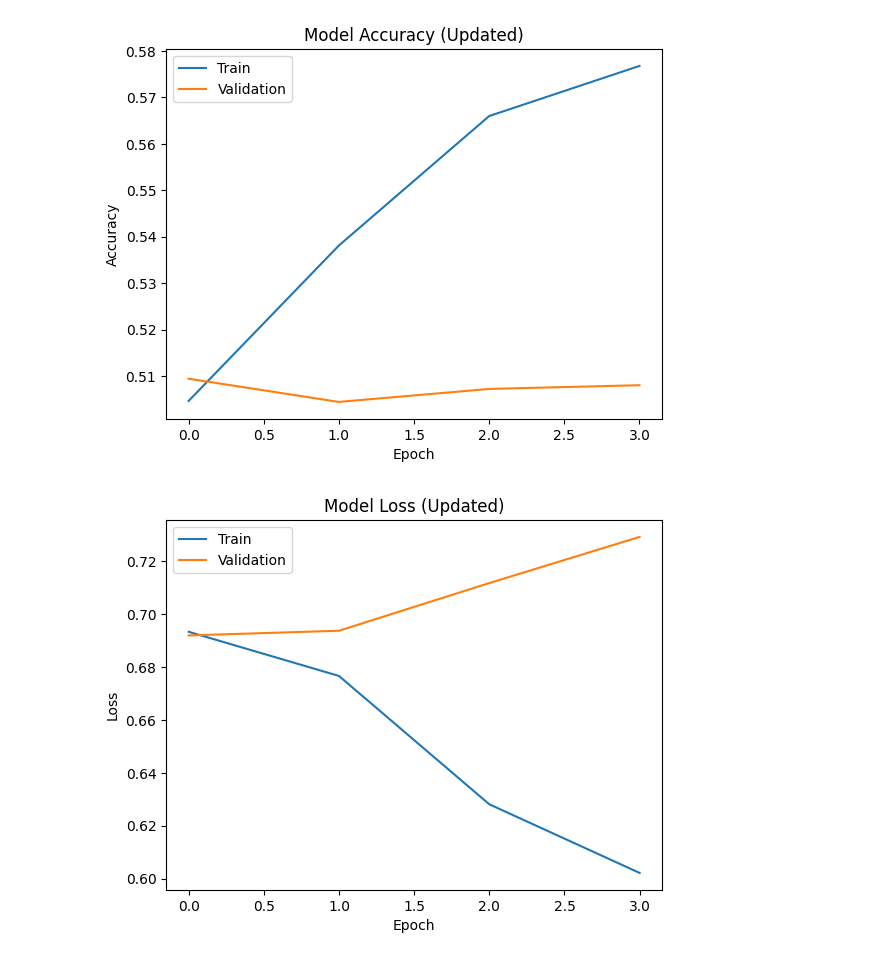
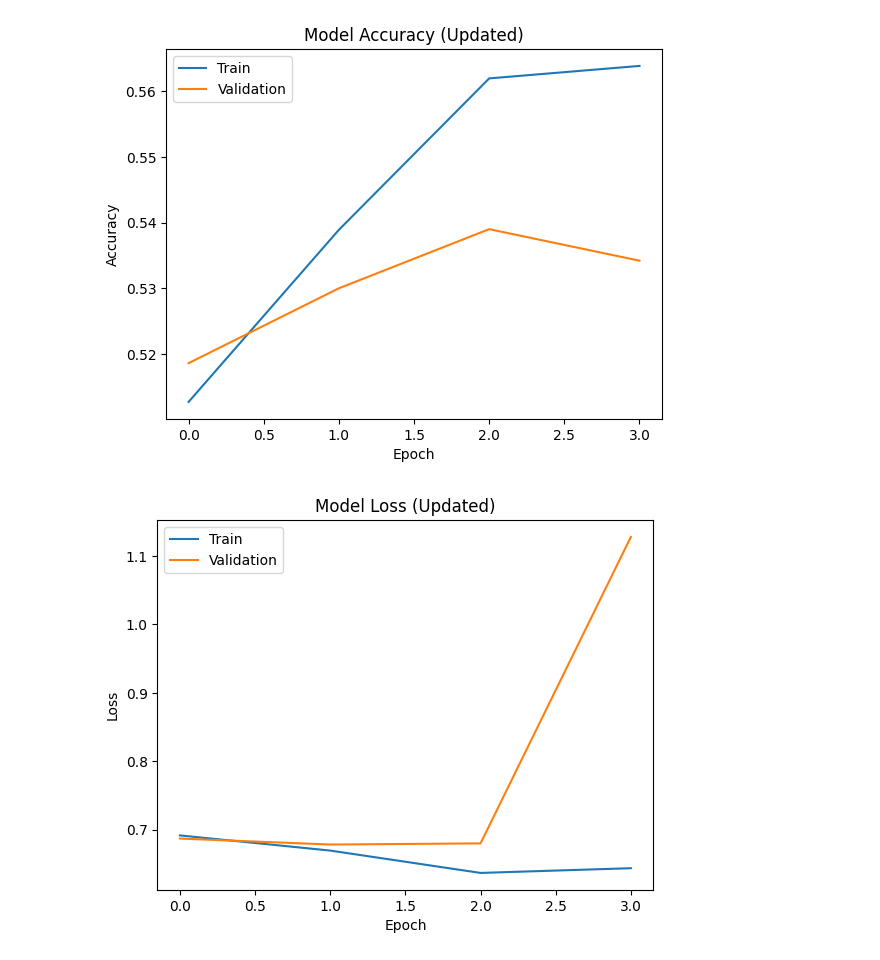
Before and after one commit to rehman2222/AI, a Jupyter notebook: RNN_Result_Reproduce.ipynb, the cells around one changed output. Saved outputs shown, nothing was run; the diff lists cells and outputs as text; code cells hidden in the pictures.

Commit message:
Add LSTM

```diff
--- a/RNN_Result_Reproduce.ipynb
+++ b/RNN_Result_Reproduce.ipynb
@@ -5,43 +5,39 @@
 import numpy as np
 from tensorflow.keras.datasets import imdb
 from tensorflow.keras.models import Sequential
-from tensorflow.keras.layers import Embedding, SimpleRNN, Dense
+from tensorflow.keras.layers import Embedding, SimpleRNN, Dense, LSTM  # Added LSTM
 from tensorflow.keras.preprocessing import sequence
-import matplotlib.pyplot as plt  #  Moved import to top as good practice
+import matplotlib.pyplot as plt
 
 # 2. Set parameters for the dataset
-max_features = 8000  #  BASIC CHANGE: reduced vocabulary size from 10000 → 8000 for slightly faster training
-maxlen = 400  #  BASIC CHANGE: reduced sequence length from 500 → 400
+max_features = 8000
+maxlen = 400
 
 # 3. Load IMDB dataset (same)
 (x_train, y_train), (x_test, y_test) = imdb.load_data(num_words=max_features)
 
 # 4. Pad sequences
-#  BASIC CHANGE: Use padding='post' so zeros get added at the END instead of beginning
 x_train = sequence.pad_sequences(x_train, maxlen=maxlen, padding='post')
 x_test = sequence.pad_sequences(x_test, maxlen=maxlen, padding='post')
 
 # 5. Build the RNN model
 model = Sequential()
 
-#  BASIC CHANGE: Increased embedding dimension 32 → 64 for slightly richer features
 model.add(Embedding(max_features, 64))
 
-# BASIC CHANGE: Increased RNN units 32 → 40 for a bit stronger sequence learning
-model.add(SimpleRNN(40))
+# BASIC CHANGE: Replaced SimpleRNN with LSTM
+model.add(LSTM(40)) # Changed SimpleRNN to LSTM
 
 # Final output layer (same)
 model.add(Dense(1, activation='sigmoid'))
 
 # 6. Compile the model
-#  BASIC CHANGE: Added learning_rate parameter (customized optimizer)
 from tensorflow.keras.optimizers import Adam
-model.compile(optimizer=Adam(learning_rate=0.001),   # Added explicit LR
+model.compile(optimizer=Adam(learning_rate=0.001),
               loss='binary_crossentropy',
               metrics=['accuracy'])
 
 # 7. Train the model
-#  BASIC CHANGE: epochs from 5 → 4 to reduce training time
 history = model.fit(
     x_train, y_train,
     epochs=4,
@@ -72,7 +68,7 @@ plt.legend(['Train', 'Validation'])
 plt.show()
 
 # 10. Prediction on sample review
-sample_review = x_test[1]  #  BASIC CHANGE: using second review instead of first
+sample_review = x_test[1]
 sample_review_input = np.expand_dims(sample_review, axis=0)
 prediction = model.predict(sample_review_input)[0][0]
 
@@ -94,2 +90,2 @@ Test Accuracy: 0.51
-[figure, old version]
+[figure, new version]
-[figure, old version]
+[figure, new version]
```
Also changed, not shown: parts of 1 cell of this notebook.
